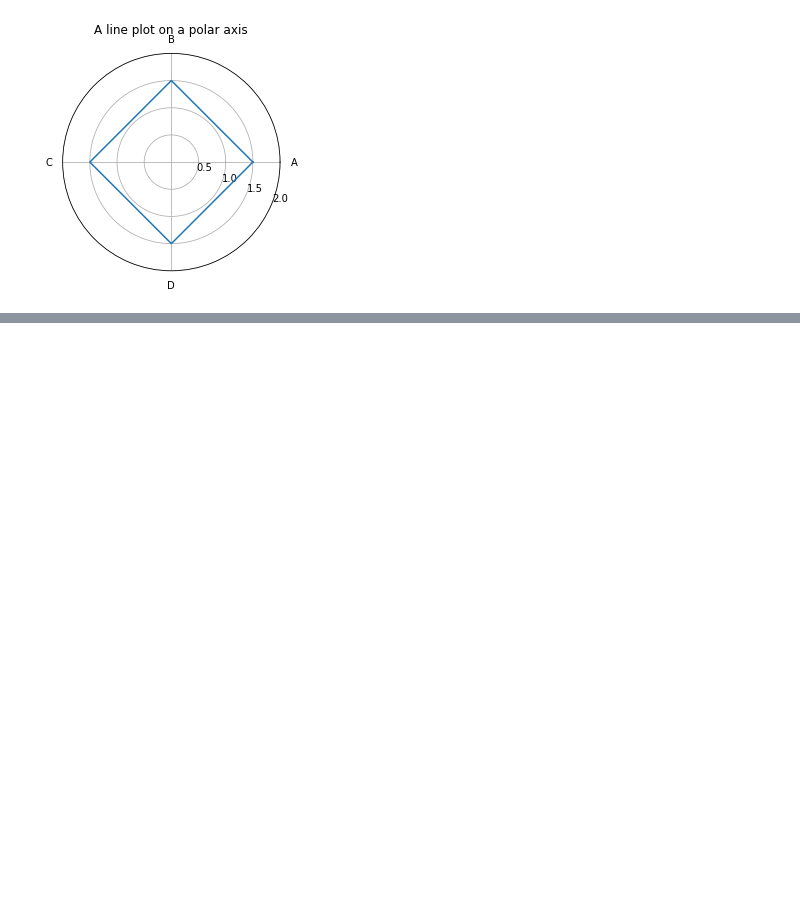
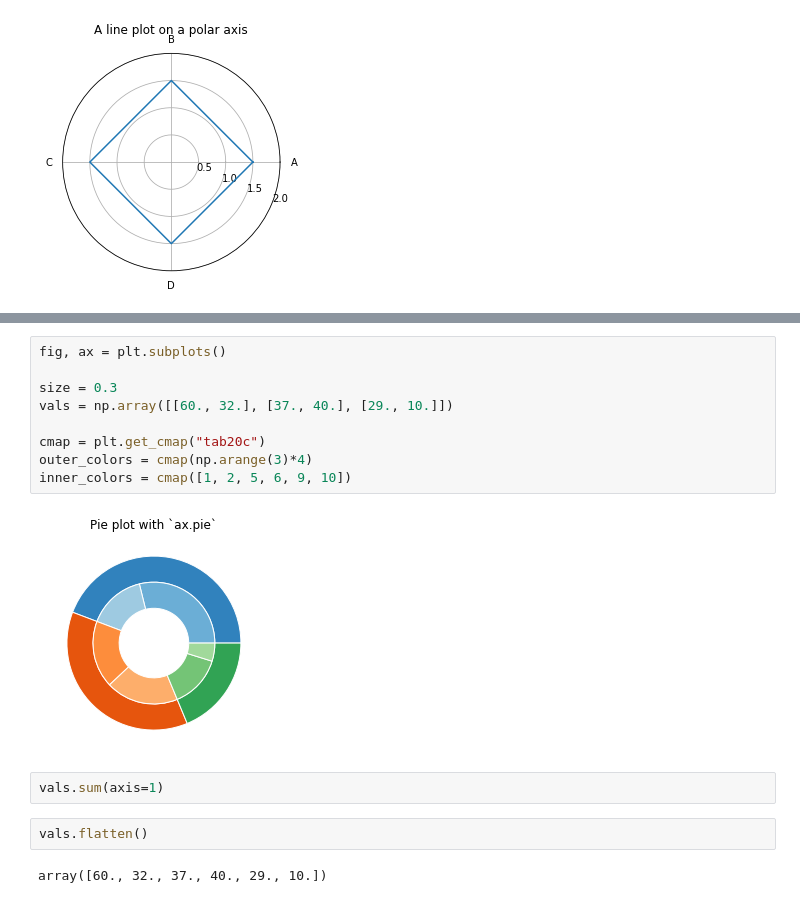
Before and after one commit to chandlersong/pythonstudy, a Jupyter notebook: matplotlibStudy/polarDemos.ipynb, the cells around one changed output, grey strips where cells are left out. Cells and saved outputs as stored; diff of their text form; blank space fills up the shorter version.

```diff
--- a/matplotlibStudy/polarDemos.ipynb
+++ b/matplotlibStudy/polarDemos.ipynb
@@ -59,0 +72,17 @@ plt.show()
+# %%
+fig, ax = plt.subplots()
+
+size = 0.3
+vals = np.array([[60., 32.], [37., 40.], [29., 10.]])
+
+cmap = plt.get_cmap("tab20c")
+outer_colors = cmap(np.arange(3)*4)
+inner_colors = cmap([1, 2, 5, 6, 9, 10])
+# %% [output]
+[figure, added]
+# %%
+vals.sum(axis=1)
+# %%
+vals.flatten()
+# %% [output]
+array([60., 32., 37., 40., 29., 10.])
```
Also changed, not shown: parts of 2 cells of this notebook.
